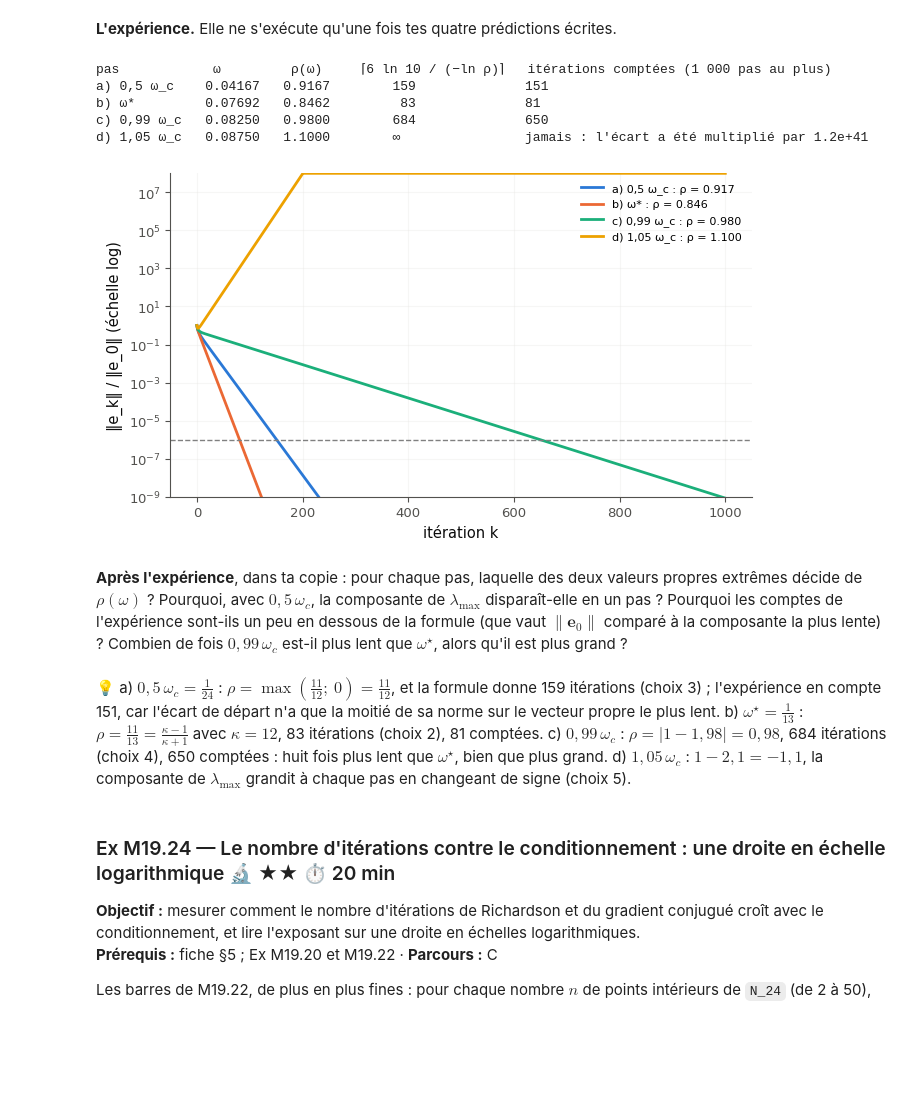
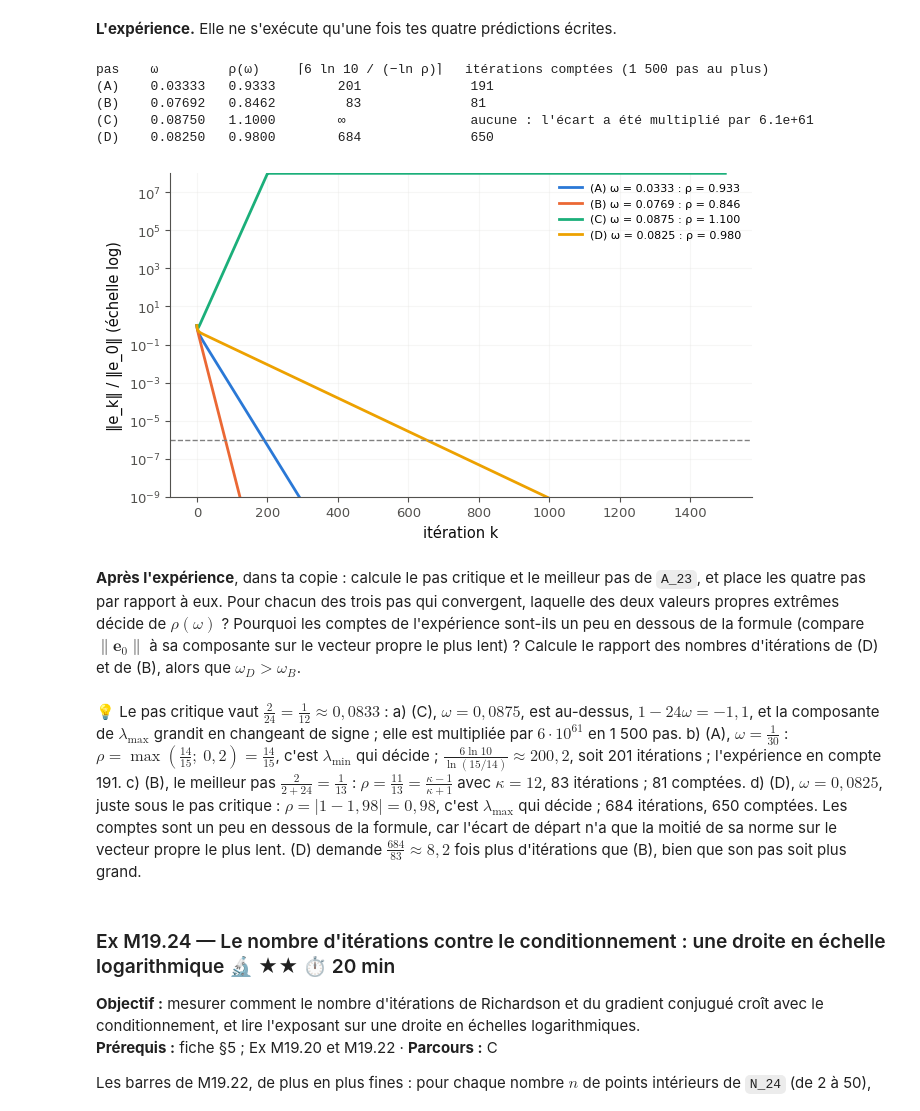
Before and after one commit to cemah2/workbookMaths, a Jupyter notebook: chapitres/m19_hessienne_convergence/05_solutions.ipynb, the cells around one changed output. Saved outputs shown, nothing was run; the diff lists cells and outputs as text; code cells hidden in the pictures; blank space fills up the shorter version.

```diff
--- a/chapitres/m19_hessienne_convergence/05_solutions.ipynb
+++ b/chapitres/m19_hessienne_convergence/05_solutions.ipynb
@@ -951,6 +979,4 @@ A_23 = (A_23 + A_23.T) / 2
 X_STAR_23 = rng_23.normal(size=4)                              # the solution
 B_23 = A_23 @ X_STAR_23
 X0_23 = X_STAR_23 + Q_23 @ np.ones(4)                          # the start: the same component on each eigenvector
-OMEGA_C_23 = 2 / 24                                            # the critical step 2/λmax
-OMEGAS_23 = {"a) 0,5 ω_c": 0.5 * OMEGA_C_23, "b) ω*": 2 / (2 + 24), "c) 0,99 ω_c": 0.99 * OMEGA_C_23,
-             "d) 1,05 ω_c": 1.05 * OMEGA_C_23}
+OMEGAS_23 = {"A": 1 / 30, "B": 1 / 13, "C": 0.0875, "D": 0.0825}   # the four steps
@@ -989,40 +1015,40 @@ WBM_ANSWER {"choices": ["1", "2", "3", "4", "5"], "hash": "a3b7b440d54a4e511d570
 **L'expérience.** Elle ne s'exécute qu'une fois tes quatre prédictions écrites.
 # %%
 with checked("M19.23"):
-    print("pas            ω         ρ(ω)     ⌈6 ln 10 / (−ln ρ)⌉   itérations comptées (1 000 pas au plus)")
+    print("pas    ω         ρ(ω)     ⌈6 ln 10 / (−ln ρ)⌉   itérations comptées (1 500 pas au plus)")
     fig_23, ax_23 = plt.subplots(figsize=(7.5, 4.2))
     try:
         for name_23, omega_23 in OMEGAS_23.items():
-            iterates_23 = mymath.iterative.richardson_iterates(A_23, B_23, omega_23, x0=X0_23, n_steps=1000)
+            iterates_23 = mymath.iterative.richardson_iterates(A_23, B_23, omega_23, x0=X0_23, n_steps=1500)
             gains_23 = np.linalg.norm(iterates_23 - X_STAR_23, axis=1) / np.linalg.norm(X0_23 - X_STAR_23)
             reached_23 = np.flatnonzero(gains_23 <= 1e-6)
             rho_23 = max(abs(1 - omega_23 * 2), abs(1 - omega_23 * 24))
             formula_23 = f"{math.ceil(6 * math.log(10) / -math.log(rho_23)):8d}" if rho_23 < 1 else "     ∞  "
-            counted_23 = (f"{reached_23[0]}" if reached_23.size else
-                          f"jamais : l'écart a été multiplié par {gains_23[-1]:.1e}")
-            print(f"{name_23:13} {omega_23:.5f}   {rho_23:.4f}   {formula_23}              {counted_23}")
-            ax_23.semilogy(np.minimum(gains_23, 1e8), label=f"{name_23} : ρ = {rho_23:.3f}")
+            shown_23 = (f"{reached_23[0]}" if reached_23.size else
+                        f"aucune : l'écart a été multiplié par {gains_23[-1]:.1e}")
+            print(f"({name_23})    {omega_23:.5f}   {rho_23:.4f}   {formula_23}              {shown_23}")
+            ax_23.semilogy(np.minimum(gains_23, 1e8), label=f"({name_23}) ω = {omega_23:.4f} : ρ = {rho_23:.3f}")
         ax_23.axhline(1e-6, color="0.5", ls="--", lw=1)
         ax_23.set_xlabel("itération k")
         ax_23.set_ylabel("‖e_k‖ / ‖e_0‖ (échelle log)")
         ax_23.set_ylim(1e-9, 1e8)
         ax_23.legend(fontsize=8)
         ax_23.grid(True, which="both", alpha=0.3)
     except BaseException:
         plt.close(fig_23)
         raise
     plt.show()
 # %% [output]
-pas            ω         ρ(ω)     ⌈6 ln 10 / (−ln ρ)⌉   itérations comptées (1 000 pas au plus)
-a) 0,5 ω_c    0.04167   0.9167        159              151
-b) ω*         0.07692   0.8462         83              81
-c) 0,99 ω_c   0.08250   0.9800        684              650
-d) 1,05 ω_c   0.08750   1.1000        ∞                jamais : l'écart a été multiplié par 1.2e+41
+pas    ω         ρ(ω)     ⌈6 ln 10 / (−ln ρ)⌉   itérations comptées (1 500 pas au plus)
+(A)    0.03333   0.9333        201              191
+(B)    0.07692   0.8462         83              81
+(C)    0.08750   1.1000        ∞                aucune : l'écart a été multiplié par 6.1e+61
+(D)    0.08250   0.9800        684              650
-[figure, old version]
+[figure, new version]
 # %% [markdown]
-**Après l'expérience**, dans ta copie : pour chaque pas, laquelle des deux valeurs propres extrêmes décide de $\rho(\omega)$ ? Pourquoi, avec $0{,}5\,\omega_c$, la composante de $\lambda_{\max}$ disparaît-elle en un pas ? Pourquoi les comptes de l'expérience sont-ils un peu en dessous de la formule (que vaut $\lVert\mathbf{e}_0\rVert$ comparé à la composante la plus lente) ? Combien de fois $0{,}99\,\omega_c$ est-il plus lent que $\omega^\star$, alors qu'il est plus grand ?
+**Après l'expérience**, dans ta copie : calcule le pas critique et le meilleur pas de `A_23`, et place les quatre pas par rapport à eux. Pour chacun des trois pas qui convergent, laquelle des deux valeurs propres extrêmes décide de $\rho(\omega)$ ? Pourquoi les comptes de l'expérience sont-ils un peu en dessous de la formule (compare $\lVert\mathbf{e}_0\rVert$ à sa composante sur le vecteur propre le plus lent) ? Calcule le rapport des nombres d'itérations de (D) et de (B), alors que $\omega_D > \omega_B$.
-# %% [markdown]
-💡 a) $0{,}5\,\omega_c = \frac{1}{24}$ : $\rho = \max(\frac{11}{12} ;\ 0) = \frac{11}{12}$, et la formule donne 159 itérations (choix 3) ; l'expérience en compte 151, car l'écart de départ n'a que la moitié de sa norme sur le vecteur propre le plus lent. b) $\omega^\star = \frac{1}{13}$ : $\rho = \frac{11}{13} = \frac{\kappa - 1}{\kappa + 1}$ avec $\kappa = 12$, 83 itérations (choix 2), 81 comptées. c) $0{,}99\,\omega_c$ : $\rho = \lvert 1 - 1{,}98\rvert = 0{,}98$, 684 itérations (choix 4), 650 comptées : huit fois plus lent que $\omega^\star$, bien que plus grand. d) $1{,}05\,\omega_c$ : $1 - 2{,}1 = -1{,}1$, la composante de $\lambda_{\max}$ grandit à chaque pas en changeant de signe (choix 5).
+# %% [markdown]
+💡 Le pas critique vaut $\frac{2}{24} = \frac{1}{12} \approx 0{,}0833$ : a) (C), $\omega = 0{,}0875$, est au-dessus, $1 - 24\omega = -1{,}1$, et la composante de $\lambda_{\max}$ grandit en changeant de signe ; elle est multipliée par $6 \cdot 10^{61}$ en 1 500 pas. b) (A), $\omega = \frac{1}{30}$ : $\rho = \max(\frac{14}{15} ;\ 0{,}2) = \frac{14}{15}$, c'est $\lambda_{\min}$ qui décide ; $\frac{6\ln 10}{\ln(15/14)} \approx 200{,}2$, soit 201 itérations ; l'expérience en compte 191. c) (B), le meilleur pas $\frac{2}{2 + 24} = \frac{1}{13}$ : $\rho = \frac{11}{13} = \frac{\kappa - 1}{\kappa + 1}$ avec $\kappa = 12$, 83 itérations ; 81 comptées. d) (D), $\omega = 0{,}0825$, juste sous le pas critique : $\rho = \lvert 1 - 1{,}98\rvert = 0{,}98$, c'est $\lambda_{\max}$ qui décide ; 684 itérations, 650 comptées. Les comptes sont un peu en dessous de la formule, car l'écart de départ n'a que la moitié de sa norme sur le vecteur propre le plus lent. (D) demande $\frac{684}{83} \approx 8{,}2$ fois plus d'itérations que (B), bien que son pas soit plus grand.
 # %% [markdown]
 ### Ex M19.24 — Le nombre d'itérations contre le conditionnement : une droite en échelle logarithmique 🔬 ★★ ⏱️ 20 min
 **Objectif :** mesurer comment le nombre d'itérations de Richardson et du gradient conjugué croît avec le conditionnement, et lire l'exposant sur une droite en échelles logarithmiques.
```
Also changed, not shown: parts of 40 cells of this notebook, 7 other files.
